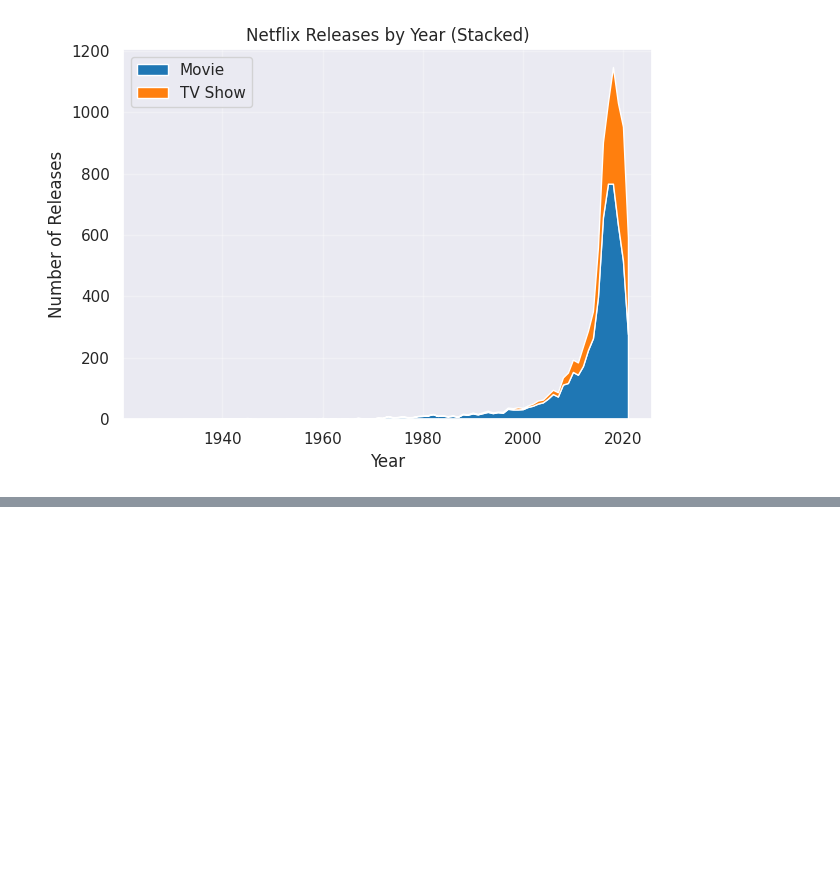
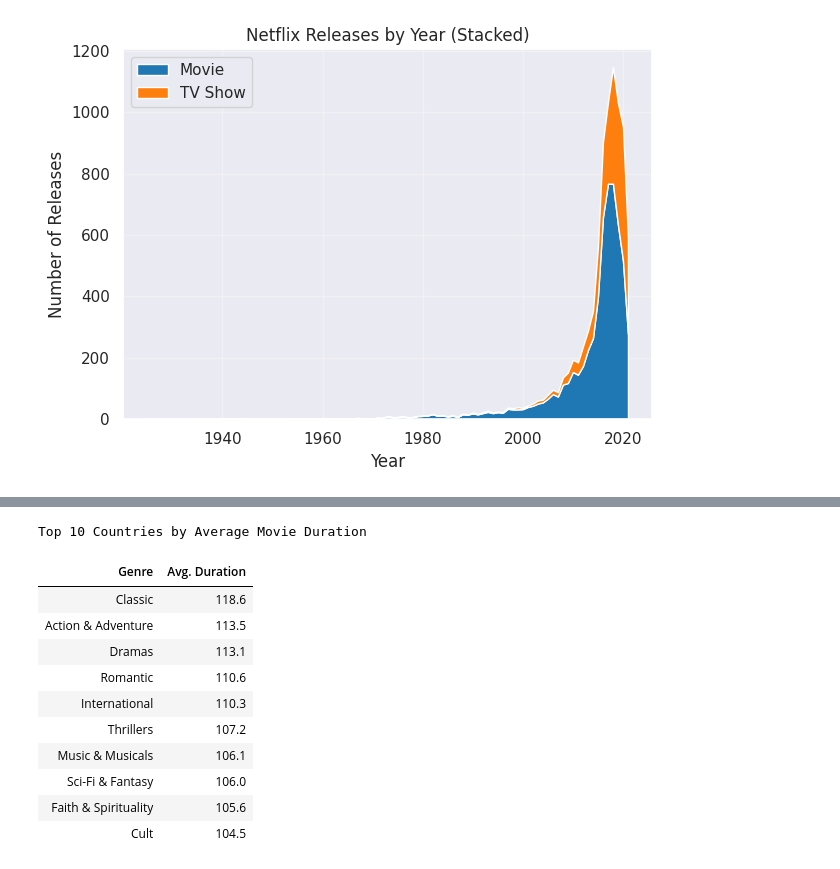
Before and after one commit to zdelk/netflix_eda, a Jupyter notebook: netflix_rework.ipynb, the cells around one changed output, grey strips where cells are left out. Saved outputs shown, nothing was run; the diff lists cells and outputs as text; code cells hidden in the pictures; blank space fills up the shorter version.

```diff
--- a/netflix_rework.ipynb
+++ b/netflix_rework.ipynb
@@ -225,0 +245,32 @@ See the caveats in the documentation: https://pandas.pydata.org/pandas-docs/stab
+# %%
+# mean_duration
+movie_genre = df_movie.explode('listed_in_list')
+
+mean_duration_genre = (
+    movie_genre
+    .dropna(subset=['listed_in_list', 'duration_int'])  # drop rows with missing genre or duration
+    .groupby('listed_in_list')['duration_int']
+    .mean()
+    .sort_values(ascending=False)
+    .reset_index()
+)
+
+mean_duration_genre.columns = ['Genre', 'Avg. Duration']
+mean_duration_genre['Avg. Duration'] = mean_duration_genre['Avg. Duration'].round(1)
+
+mean_duration_genre.iloc[:10,:].style.set_caption("Top 10 Countries by Average Movie Duration") \
+     .format({'Avg. Duration': '{:.1f}'}) \
+     .hide(axis='index')
+# %% [output]
+Top 10 Countries by Average Movie Duration
+| Genre | Avg. Duration |
+| Classic | 118.6 |
+| Action & Adventure | 113.5 |
+| Dramas | 113.1 |
+| Romantic | 110.6 |
+| International | 110.3 |
+| Thrillers | 107.2 |
+| Music & Musicals | 106.1 |
+| Sci-Fi & Fantasy | 106.0 |
+| Faith & Spirituality | 105.6 |
+| Cult | 104.5 |
```
Also changed, not shown: parts of 2 cells of this notebook, 1 other file.
